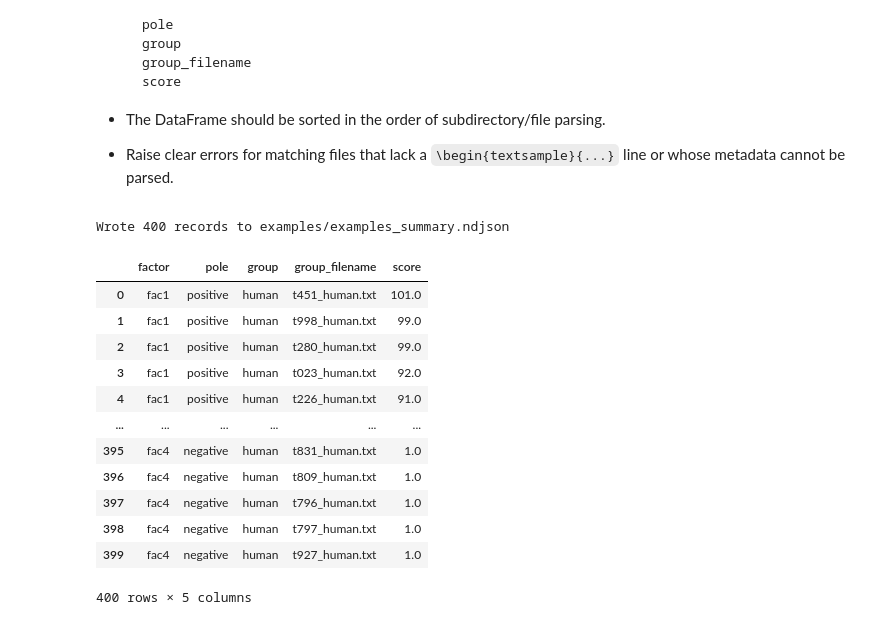
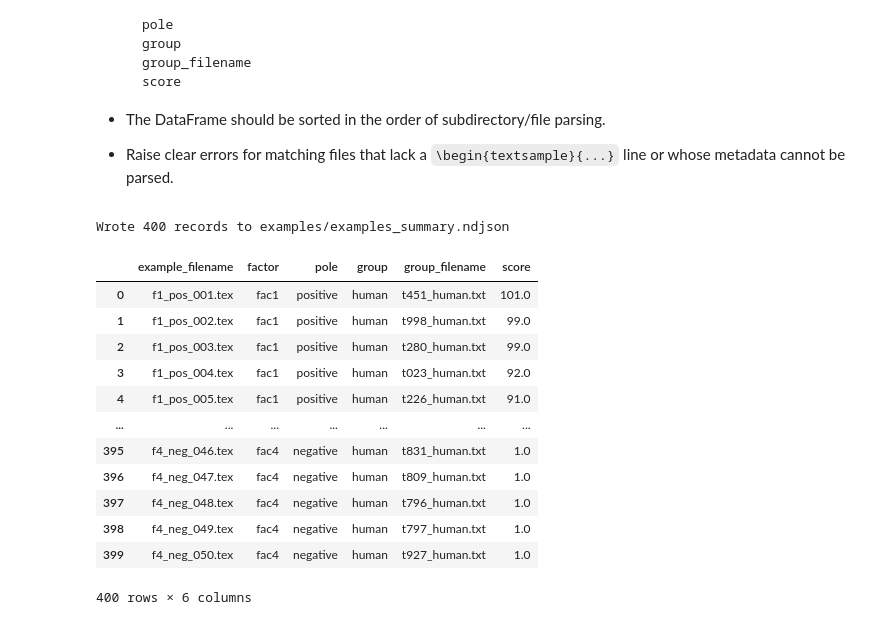
Before and after one commit to laelgelc/cl_st2_arianne, a Jupyter notebook: cl_st2_ph2_arianne/examples_simulation.ipynb, the cells around one changed output. Saved outputs shown, nothing was run; the diff lists cells and outputs as text; code cells hidden in the pictures.

```diff
--- a/cl_st2_ph2_arianne/examples_simulation.ipynb
+++ b/cl_st2_ph2_arianne/examples_simulation.ipynb
@@ -404,6 +404,7 @@ for example_dir in example_dirs:
 
         rows.append(
             {
+                "example_filename": tex_path.name,
                 "factor": f"fac{dim}",
                 "pole": pole_name[pole_label],
                 "group": group,
@@ -413,43 +414,44 @@ for example_dir in example_dirs:
         )
 
 examples_summary_df = pd.DataFrame(
     rows,
     columns=[
+        "example_filename",
         "factor",
         "pole",
         "group",
         "group_filename",
         "score",
     ],
 )
 
 # Export to NDJSON
 from pathlib import Path
 
 NDJSON_OUT = Path("examples/examples_summary.ndjson")
 
 examples_summary_df.to_json(
     NDJSON_OUT,
     orient="records",
     lines=True,
     force_ascii=False,
 )
 
 print(f"Wrote {len(examples_summary_df):,} records to {NDJSON_OUT}")
 
 examples_summary_df
 # %% [output]
 Wrote 400 records to examples/examples_summary.ndjson
-|  | factor | pole | group | group_filename | score |
-| 0 | fac1 | positive | human | t451_human.txt | 101.0 |
-| 1 | fac1 | positive | human | t998_human.txt | 99.0 |
-| 2 | fac1 | positive | human | t280_human.txt | 99.0 |
-| 3 | fac1 | positive | human | t023_human.txt | 92.0 |
-| 4 | fac1 | positive | human | t226_human.txt | 91.0 |
-| ... | ... | ... | ... | ... | ... |
-| 395 | fac4 | negative | human | t831_human.txt | 1.0 |
-| 396 | fac4 | negative | human | t809_human.txt | 1.0 |
-| 397 | fac4 | negative | human | t796_human.txt | 1.0 |
-| 398 | fac4 | negative | human | t797_human.txt | 1.0 |
-| 399 | fac4 | negative | human | t927_human.txt | 1.0 |
+|  | example_filename | factor | pole | group | group_filename | score |
+| 0 | f1_pos_001.tex | fac1 | positive | human | t451_human.txt | 101.0 |
+| 1 | f1_pos_002.tex | fac1 | positive | human | t998_human.txt | 99.0 |
+| 2 | f1_pos_003.tex | fac1 | positive | human | t280_human.txt | 99.0 |
+| 3 | f1_pos_004.tex | fac1 | positive | human | t023_human.txt | 92.0 |
+| 4 | f1_pos_005.tex | fac1 | positive | human | t226_human.txt | 91.0 |
+| ... | ... | ... | ... | ... | ... | ... |
+| 395 | f4_neg_046.tex | fac4 | negative | human | t831_human.txt | 1.0 |
+| 396 | f4_neg_047.tex | fac4 | negative | human | t809_human.txt | 1.0 |
+| 397 | f4_neg_048.tex | fac4 | negative | human | t796_human.txt | 1.0 |
+| 398 | f4_neg_049.tex | fac4 | negative | human | t797_human.txt | 1.0 |
+| 399 | f4_neg_050.tex | fac4 | negative | human | t927_human.txt | 1.0 |
-400 rows × 5 columns
+400 rows × 6 columns
```
Also changed, not shown: 1 other file.
